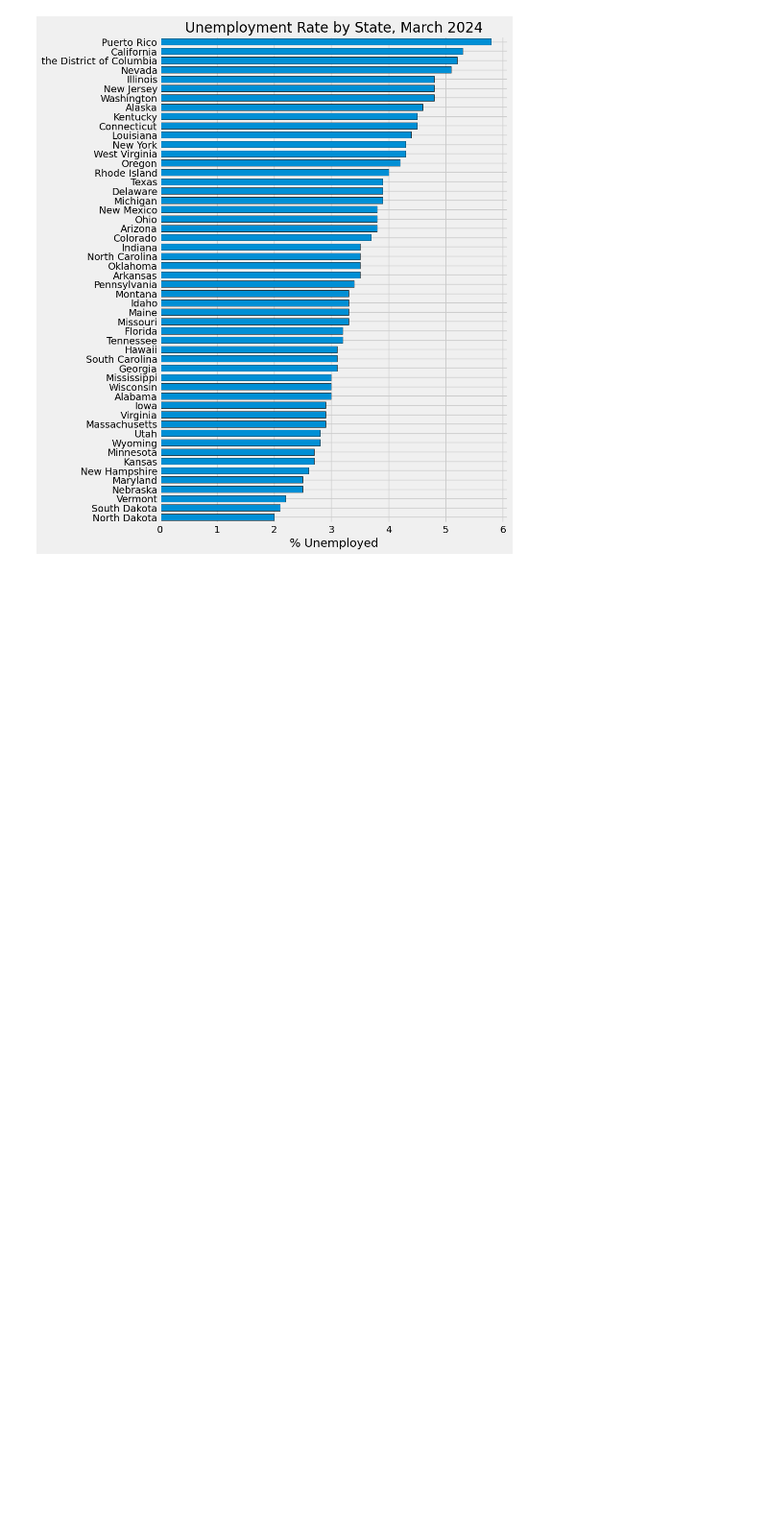
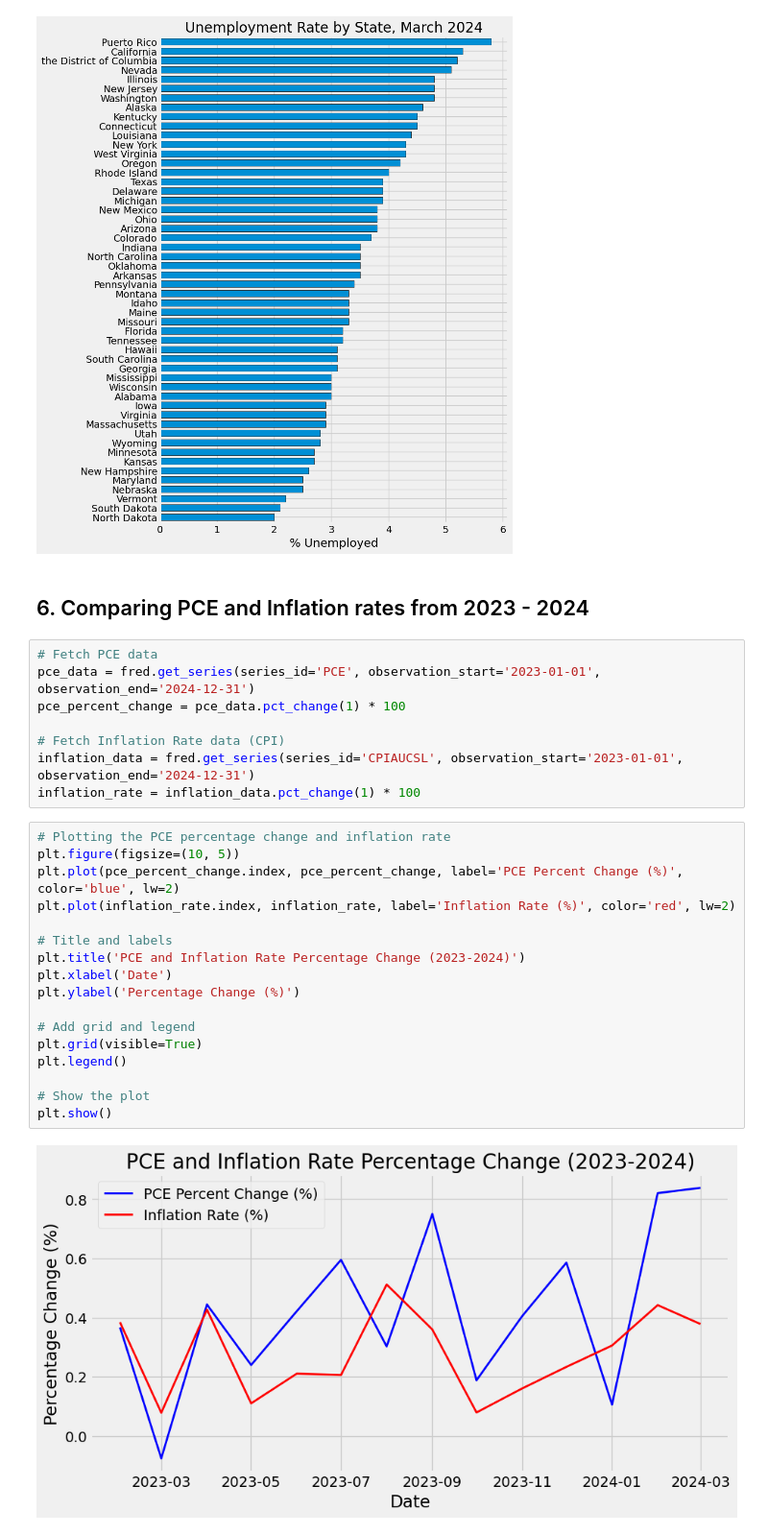
Before and after one commit to Egarcia99/2024_Economic_analysis, a Jupyter notebook: Economic-Data-Analysis/Economic-Analysis.ipynb, the cells around one changed output. Shown at 96% size. Saved outputs shown, nothing was run; the diff lists cells and outputs as text; blank space fills up the shorter version.

Commit message:
created new plot

```diff
--- a/Economic-Data-Analysis/Economic-Analysis.ipynb
+++ b/Economic-Data-Analysis/Economic-Analysis.ipynb
@@ -109,3 +109,32 @@ ax.set_xlabel('% Unemployed')
 plt.show()
 # %% [output]
 [figure]
+# %% [markdown]
+## 6. Comparing PCE and Inflation rates from 2023 - 2024
+# %%
+# Fetch PCE data
+pce_data = fred.get_series(series_id='PCE', observation_start='2023-01-01', observation_end='2024-12-31')
+pce_percent_change = pce_data.pct_change(1) * 100
+
+# Fetch Inflation Rate data (CPI)
+inflation_data = fred.get_series(series_id='CPIAUCSL', observation_start='2023-01-01', observation_end='2024-12-31')
+inflation_rate = inflation_data.pct_change(1) * 100
+# %%
+# Plotting the PCE percentage change and inflation rate
+plt.figure(figsize=(10, 5))
+plt.plot(pce_percent_change.index, pce_percent_change, label='PCE Percent Change (%)', color='blue', lw=2)
+plt.plot(inflation_rate.index, inflation_rate, label='Inflation Rate (%)', color='red', lw=2)
+
+# Title and labels
+plt.title('PCE and Inflation Rate Percentage Change (2023-2024)')
+plt.xlabel('Date')
+plt.ylabel('Percentage Change (%)')
+
+# Add grid and legend
+plt.grid(visible=True)
+plt.legend()
+
+# Show the plot
+plt.show()
+# %% [output]
+[figure, added]
```
Also changed, not shown: 1 other file.
